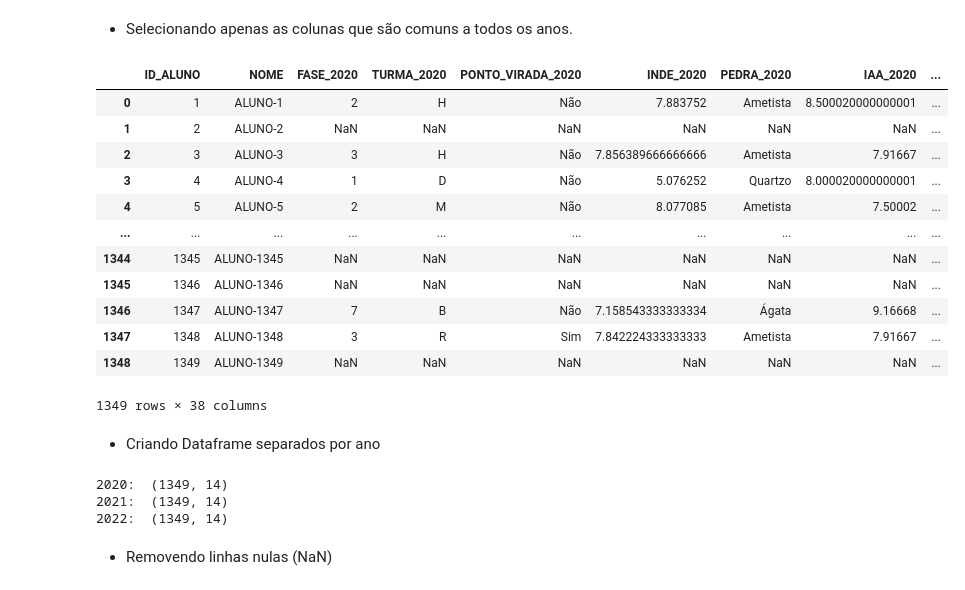
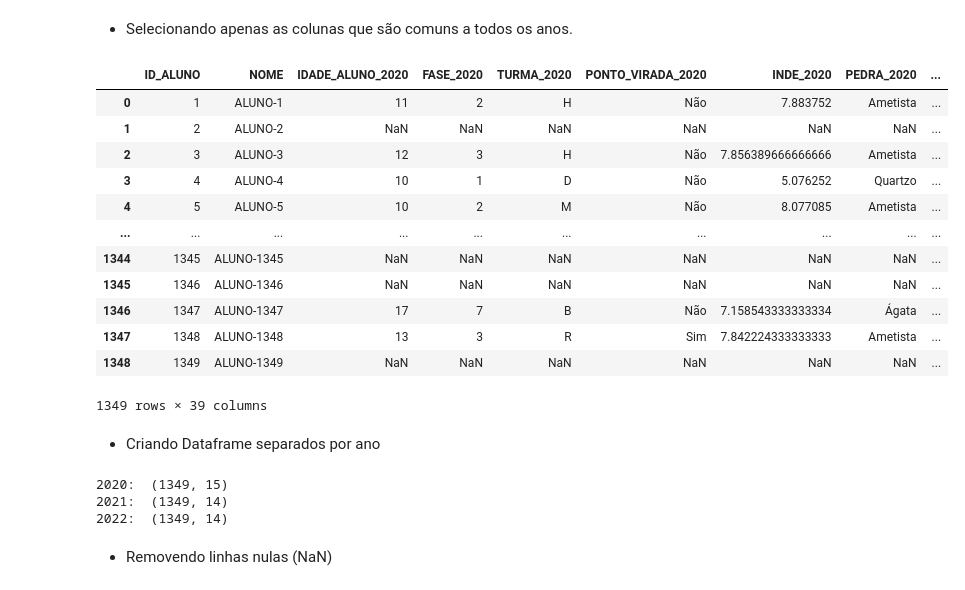
Before and after one commit to r-zambotti/Data_Analytics_Datathon_Grupo-60, a Jupyter notebook: Data_Analytics_Datathon_Grupo_60.ipynb, the cells around one changed output. Cells and saved outputs as stored; diff of their text form; code cells hidden in the pictures.

```diff
--- a/Data_Analytics_Datathon_Grupo_60.ipynb
+++ b/Data_Analytics_Datathon_Grupo_60.ipynb
@@ -158,25 +136,25 @@ Index(['INSTITUICAO_ENSINO_ALUNO_2020', 'NOME', 'IDADE_ALUNO_2020',
 # %% [markdown]
 - Selecionando apenas as colunas que são comuns a todos os anos.
 # %%
-df_alunos = df_pede[['ID_ALUNO','NOME',
+df_alunos = df_pede[['ID_ALUNO','NOME','IDADE_ALUNO_2020',
                      'FASE_2020','TURMA_2020','PONTO_VIRADA_2020','INDE_2020','PEDRA_2020','IAA_2020','IEG_2020','IPS_2020','IDA_2020','IPP_2020','IPV_2020','IAN_2020',
                      'FASE_2021','TURMA_2021','PONTO_VIRADA_2021','INDE_2021','PEDRA_2021','IAA_2021','IEG_2021','IPS_2021','IDA_2021','IPP_2021','IPV_2021','IAN_2021',
                      'FASE_2022','TURMA_2022','PONTO_VIRADA_2022','INDE_2022','PEDRA_2022','IAA_2022','IEG_2022','IPS_2022','IDA_2022','IPP_2022','IPV_2022','IAN_2022']]
 df_alunos
 # %% [output]
-|  | ID_ALUNO | NOME | FASE_2020 | TURMA_2020 | PONTO_VIRADA_2020 | INDE_2020 | PEDRA_2020 | IAA_2020 | ... |
-| 0 | 1 | ALUNO-1 | 2 | H | Não | 7.883752 | Ametista | 8.500020000000001 | ... |
+|  | ID_ALUNO | NOME | IDADE_ALUNO_2020 | FASE_2020 | TURMA_2020 | PONTO_VIRADA_2020 | INDE_2020 | PEDRA_2020 | ... |
+| 0 | 1 | ALUNO-1 | 11 | 2 | H | Não | 7.883752 | Ametista | ... |
 | 1 | 2 | ALUNO-2 | NaN | NaN | NaN | NaN | NaN | NaN | ... |
-| 2 | 3 | ALUNO-3 | 3 | H | Não | 7.856389666666666 | Ametista | 7.91667 | ... |
-| 3 | 4 | ALUNO-4 | 1 | D | Não | 5.076252 | Quartzo | 8.000020000000001 | ... |
-| 4 | 5 | ALUNO-5 | 2 | M | Não | 8.077085 | Ametista | 7.50002 | ... |
+| 2 | 3 | ALUNO-3 | 12 | 3 | H | Não | 7.856389666666666 | Ametista | ... |
+| 3 | 4 | ALUNO-4 | 10 | 1 | D | Não | 5.076252 | Quartzo | ... |
+| 4 | 5 | ALUNO-5 | 10 | 2 | M | Não | 8.077085 | Ametista | ... |
 | ... | ... | ... | ... | ... | ... | ... | ... | ... | ... |
 | 1344 | 1345 | ALUNO-1345 | NaN | NaN | NaN | NaN | NaN | NaN | ... |
 | 1345 | 1346 | ALUNO-1346 | NaN | NaN | NaN | NaN | NaN | NaN | ... |
-| 1346 | 1347 | ALUNO-1347 | 7 | B | Não | 7.158543333333334 | Ágata | 9.16668 | ... |
-| 1347 | 1348 | ALUNO-1348 | 3 | R | Sim | 7.842224333333333 | Ametista | 7.91667 | ... |
+| 1346 | 1347 | ALUNO-1347 | 17 | 7 | B | Não | 7.158543333333334 | Ágata | ... |
+| 1347 | 1348 | ALUNO-1348 | 13 | 3 | R | Sim | 7.842224333333333 | Ametista | ... |
 | 1348 | 1349 | ALUNO-1349 | NaN | NaN | NaN | NaN | NaN | NaN | ... |
-1349 rows × 38 columns
+1349 rows × 39 columns
 # %% [markdown]
 - Criando Dataframe separados por ano
 # %%
@@ -188,7 +166,7 @@ print ('2020: ',df_alunos_2020.shape)
 print ('2021: ',df_alunos_2021.shape)
 print ('2022: ',df_alunos_2022.shape)
 # %% [output]
-2020:  (1349, 14)
+2020:  (1349, 15)
 2021:  (1349, 14)
 2022:  (1349, 14)
 # %% [markdown]
```
Also changed, not shown: parts of 13 cells of this notebook.
